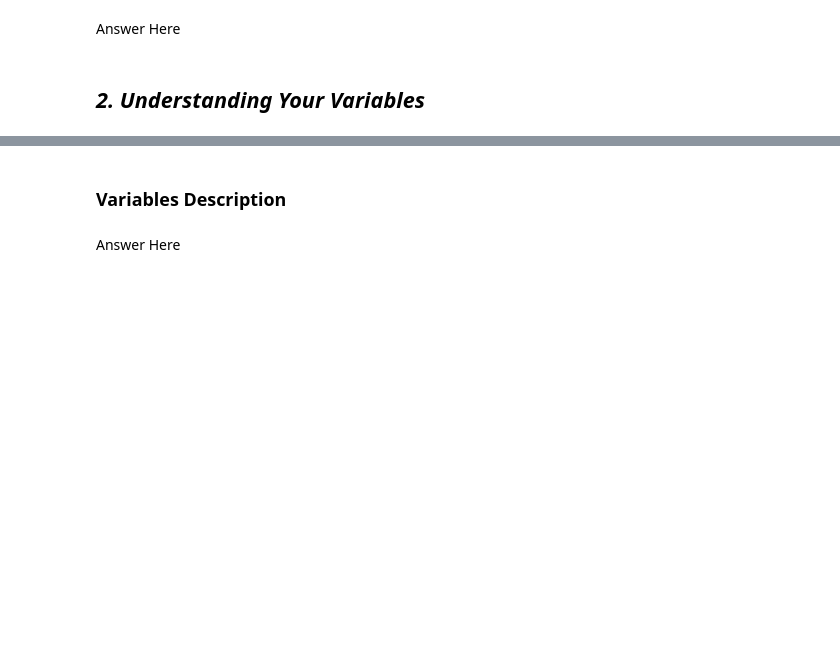
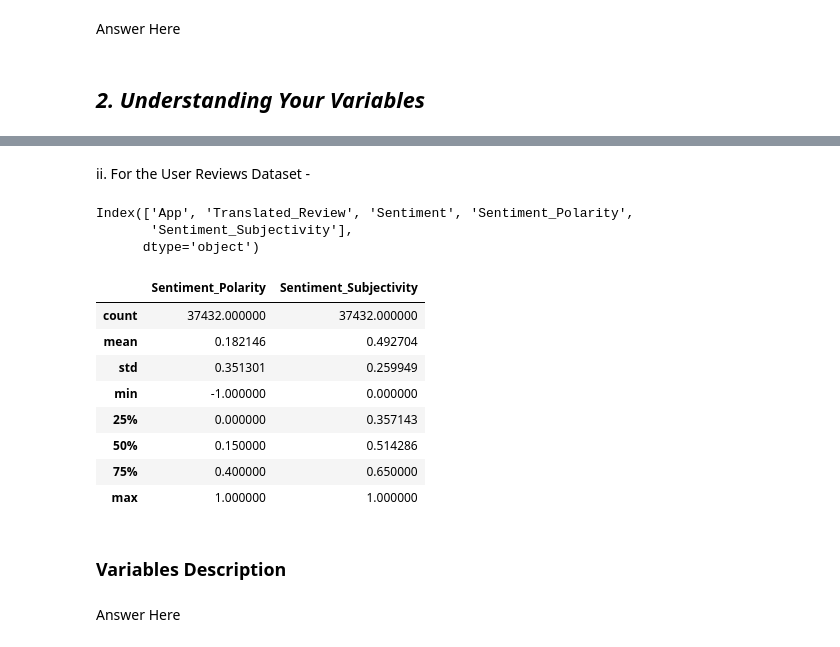
Before and after one commit to dipankarsahu1000/Play-Store-App-Review-Analysis, a Jupyter notebook: Play_Store_App_Review_Analysis.ipynb, the cells around one changed output, grey strips where cells are left out. Saved outputs shown, nothing was run; the diff lists cells and outputs as text; code cells hidden in the pictures; blank space fills up the shorter version.

```diff
--- a/Play_Store_App_Review_Analysis.ipynb
+++ b/Play_Store_App_Review_Analysis.ipynb
@@ -237,3 +264,27 @@ Answer Here
+# %% [markdown]
+ii. For the User Reviews Dataset -
+# %%
+# User Revies Dataset Columns
+ur_df.columns
+# %% [output]
+Index(['App', 'Translated_Review', 'Sentiment', 'Sentiment_Polarity',
+       'Sentiment_Subjectivity'],
+      dtype='object')
+# %%
+# User Reviews Dataset Describe
+ur_df.describe()
+
+# The columns 'Sentiment_Polarity' and 'Sentiment_Subjectivity' are the only two columns containing numerical values (float64).
+# %% [output]
+|  | Sentiment_Polarity | Sentiment_Subjectivity |
+| count | 37432.000000 | 37432.000000 |
+| mean | 0.182146 | 0.492704 |
+| std | 0.351301 | 0.259949 |
+| min | -1.000000 | 0.000000 |
+| 25% | 0.000000 | 0.357143 |
+| 50% | 0.150000 | 0.514286 |
+| 75% | 0.400000 | 0.650000 |
+| max | 1.000000 | 1.000000 |
 # %% [markdown]
 ### Variables Description
 # %% [markdown]
```
Also changed, not shown: parts of 9 cells of this notebook.
